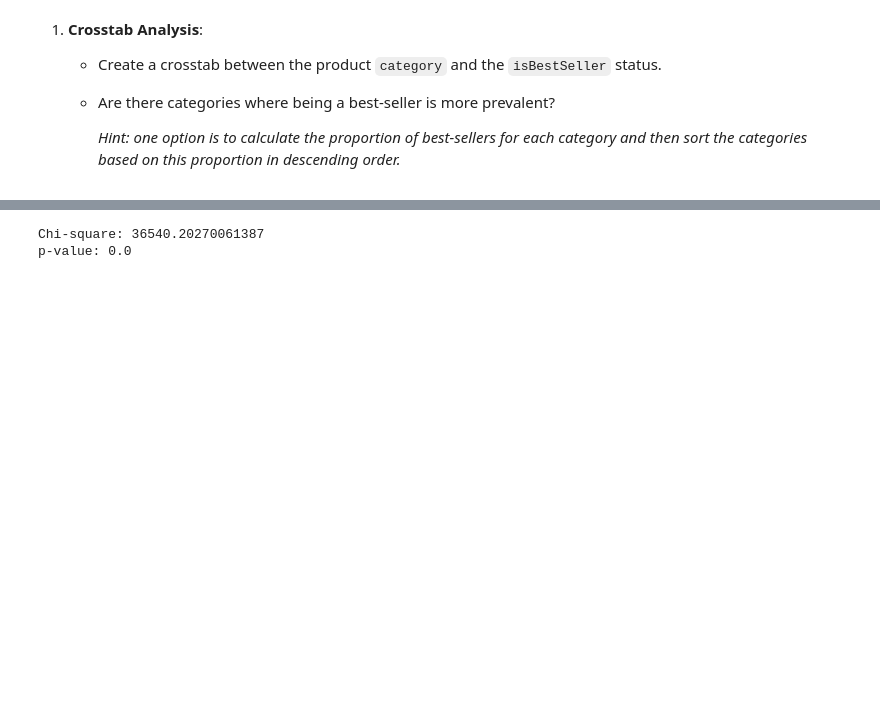
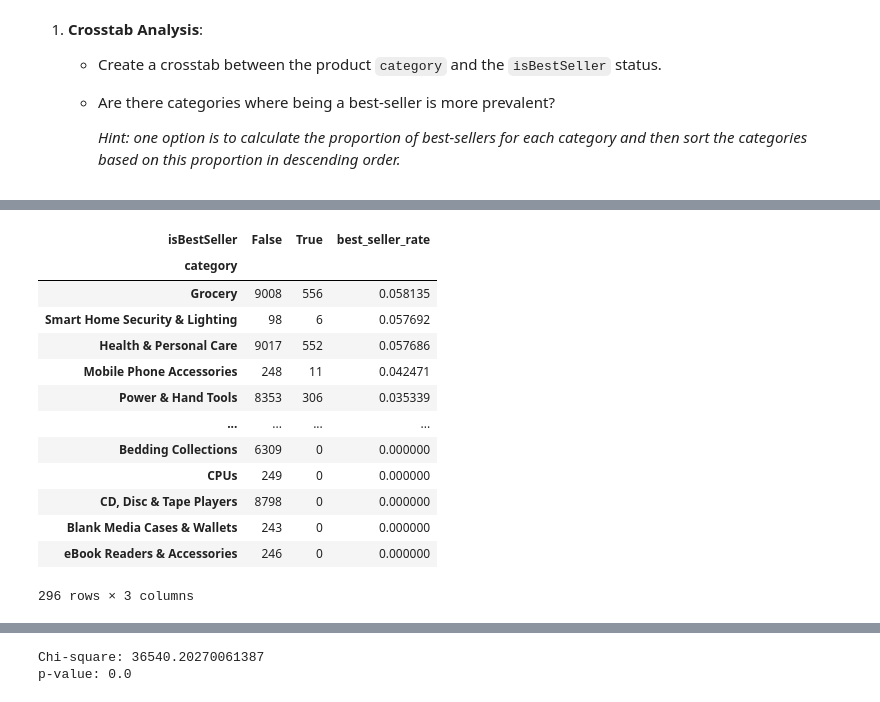
Before and after one commit to demonvaa/lab-eda-bivariate, a Jupyter notebook: lab-EDA-bivariate.ipynb, the cells around one changed output, grey strips where cells are left out. Cells and saved outputs as stored; diff of their text form; code cells hidden in the pictures; blank space fills up the shorter version.

```diff
--- a/lab-EDA-bivariate.ipynb
+++ b/lab-EDA-bivariate.ipynb
@@ -72,0 +69,19 @@ top_bet_sellers
+# %%
+# 3. Ordenar categorías por proporción de best-sellers
+crosstab_sorted = crosstab_result.sort_values("best_seller_rate", ascending=False)
+crosstab_sorted
+# %% [output]
+| isBestSeller | False | True | best_seller_rate |
+| category |  |  |  |
+| Grocery | 9008 | 556 | 0.058135 |
+| Smart Home Security & Lighting | 98 | 6 | 0.057692 |
+| Health & Personal Care | 9017 | 552 | 0.057686 |
+| Mobile Phone Accessories | 248 | 11 | 0.042471 |
+| Power & Hand Tools | 8353 | 306 | 0.035339 |
+| ... | ... | ... | ... |
+| Bedding Collections | 6309 | 0 | 0.000000 |
+| CPUs | 249 | 0 | 0.000000 |
+| CD, Disc & Tape Players | 8798 | 0 | 0.000000 |
+| Blank Media Cases & Wallets | 243 | 0 | 0.000000 |
+| eBook Readers & Accessories | 246 | 0 | 0.000000 |
+296 rows × 3 columns
```
Also changed, not shown: parts of 9 cells of this notebook.
